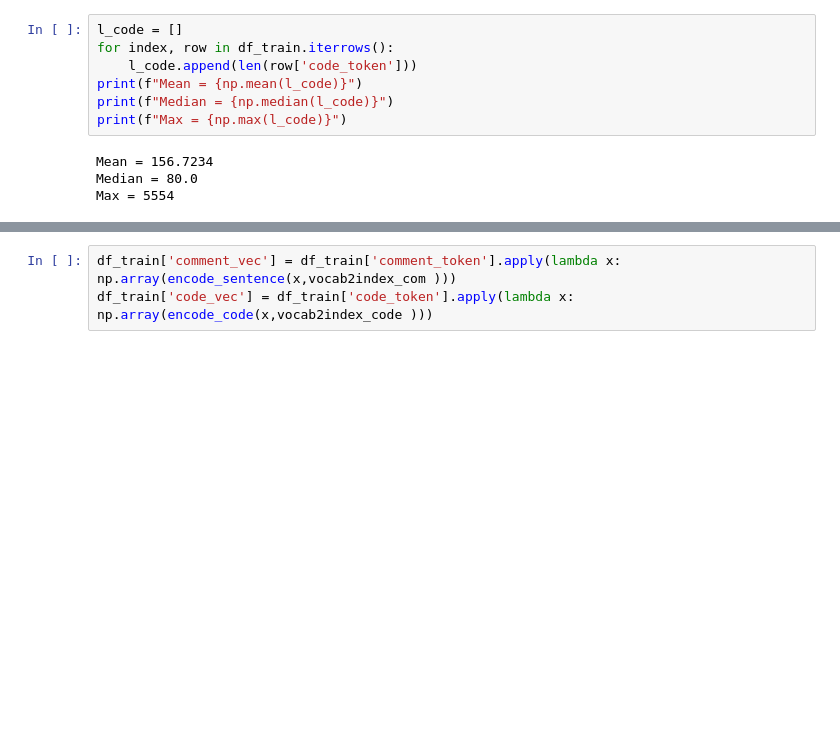
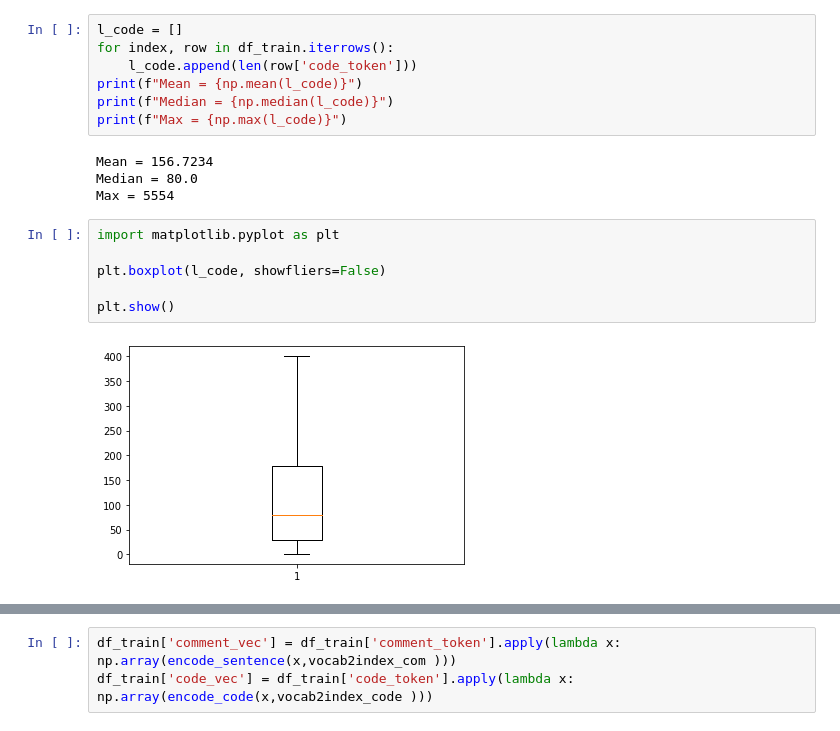
Before and after one commit to Amapocho/Code-Search, a Jupyter notebook: CodeSearch.ipynb, the cells around one changed output, grey strips where cells are left out. Drawn from its saved outputs; the diff is of its cells as text; blank space fills up the shorter version.

```diff
--- a/CodeSearch.ipynb
+++ b/CodeSearch.ipynb
@@ -188,3 +196,11 @@ print(f"Max = {np.max(l_code)}")
 Mean = 156.7234
 Median = 80.0
 Max = 5554
+# %%
+import matplotlib.pyplot as plt
+
+plt.boxplot(l_code, showfliers=False)
+
+plt.show()
+# %% [output]
+[figure, added]
```
Also changed, not shown: parts of 7 cells of this notebook.
